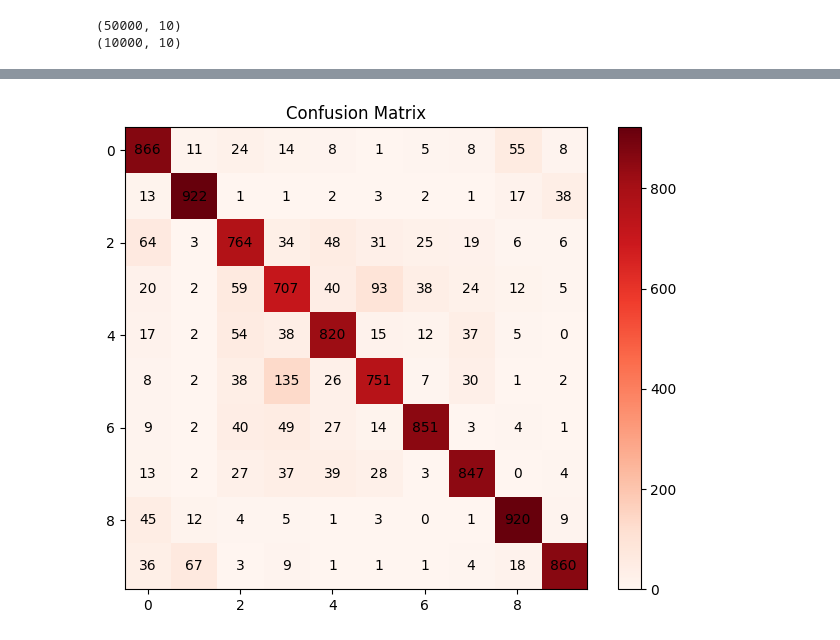
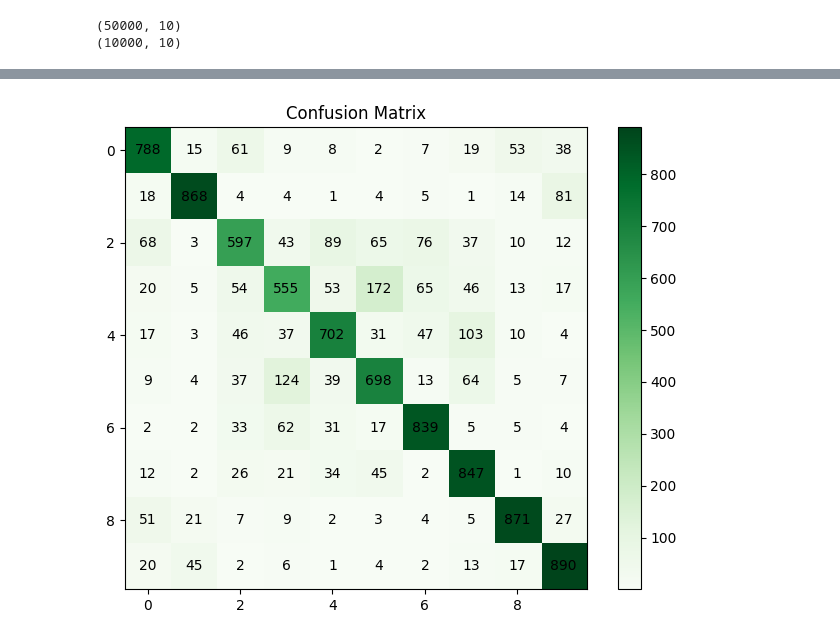
Before and after one commit to Grimngor/Image_Classification_CNN-G3, a Jupyter notebook: Javi_CNN.ipynb, the cells around one changed output, grey strips where cells are left out. Saved outputs shown, nothing was run; the diff lists cells and outputs as text; code cells hidden in the pictures.

```diff
--- a/Javi_CNN.ipynb
+++ b/Javi_CNN.ipynb
@@ -89,5 +89,8 @@ if do_train_mobile:
 # %%
 ### SEQUENTIAL MODEL ###
+
+clear_session()
+
 # Defining the model
 model_seq = Sequential()
 model_seq.add(Input(shape=(32, 32, 3)))
@@ -95,40 +98,39 @@ model_seq.add(Input(shape=(32, 32, 3)))
 model_seq.add(Conv2D(32, (3, 3), padding='same', activation="relu"))
 model_seq.add(Conv2D(32, (3, 3), padding='same', activation="relu"))
 model_seq.add(MaxPooling2D((2, 2)))
-#model_seq.add(Dropout(0.2))
 
+model_seq.add(Dropout(0.2))
 model_seq.add(Conv2D(64, (3, 3), padding='same', activation="relu"))
 model_seq.add(Conv2D(64, (3, 3), padding='same', activation="relu"))
 model_seq.add(MaxPooling2D((2, 2)))
-#model_seq.add(Dropout(0.2))
 
+model_seq.add(Dropout(0.2))
 model_seq.add(Conv2D(64, (3, 3), padding='same', activation="relu"))
 model_seq.add(MaxPooling2D((2, 2)))
+model_seq.add(Flatten())
 
-model_seq.add(Flatten())
 #model_seq.add(Dropout(0.5))
+#model_seq.add(Dense(100, activation="relu", kernel_initializer="he_uniform"))
 
-model_seq.add(Dense(100, activation="relu", kernel_initializer="he_uniform"))
-#model_seq.add(Dropout(0.5))
-
+model_seq.add(Dropout(0.5))
 model_seq.add(Dense(10, activation="softmax"))
 
-print(model_seq.summary())
+model_seq.summary()
 
 # Define Early stopping
 early_stopping = EarlyStopping(monitor='val_accuracy', patience=5, mode='max', restore_best_weights=True)
 
 do_train_seq = True
 if do_train_seq:
-    # Compiling the model
+    # Compiling the model # TODO: Try different accuracy metrics?
     model_seq.compile(optimizer='adam', loss='categorical_crossentropy', metrics=['accuracy'])
 
     # Training the model
     history = model_seq.fit(x_train, y_train,
-        epochs=100, #50
-        batch_size=256, #512
-        validation_data=(x_test, y_test),
+        epochs=50, #50
+        batch_size=512, #512
         validation_split=0.2,
+        validation_steps=int(0.2 * x_test.shape[0] / 512), # Fixed because we're generating val data automatically with validation_split
         callbacks=[early_stopping]
         )
 # %% [output]
@@ -181,4 +201,6 @@ Test loss: 0.7273
 # %%
+# TODO: Class Names...?
+
 # Making predictions
 predictions = model.predict(x_test)
 
@@ -189,7 +211,7 @@ cm = confusion_matrix(
 
 # Plot the confusion matrix
 plt.figure(figsize=(8, 6))
-plt.imshow(cm, interpolation='nearest', cmap='Reds')
+plt.imshow(cm, interpolation='nearest', cmap='Greens')
 plt.title('Confusion Matrix')
 plt.colorbar()
 
@@ -204 +226 @@ plt.show()
-[figure, old version]
+[figure, new version]
```
Also changed, not shown: parts of 5 cells of this notebook.
